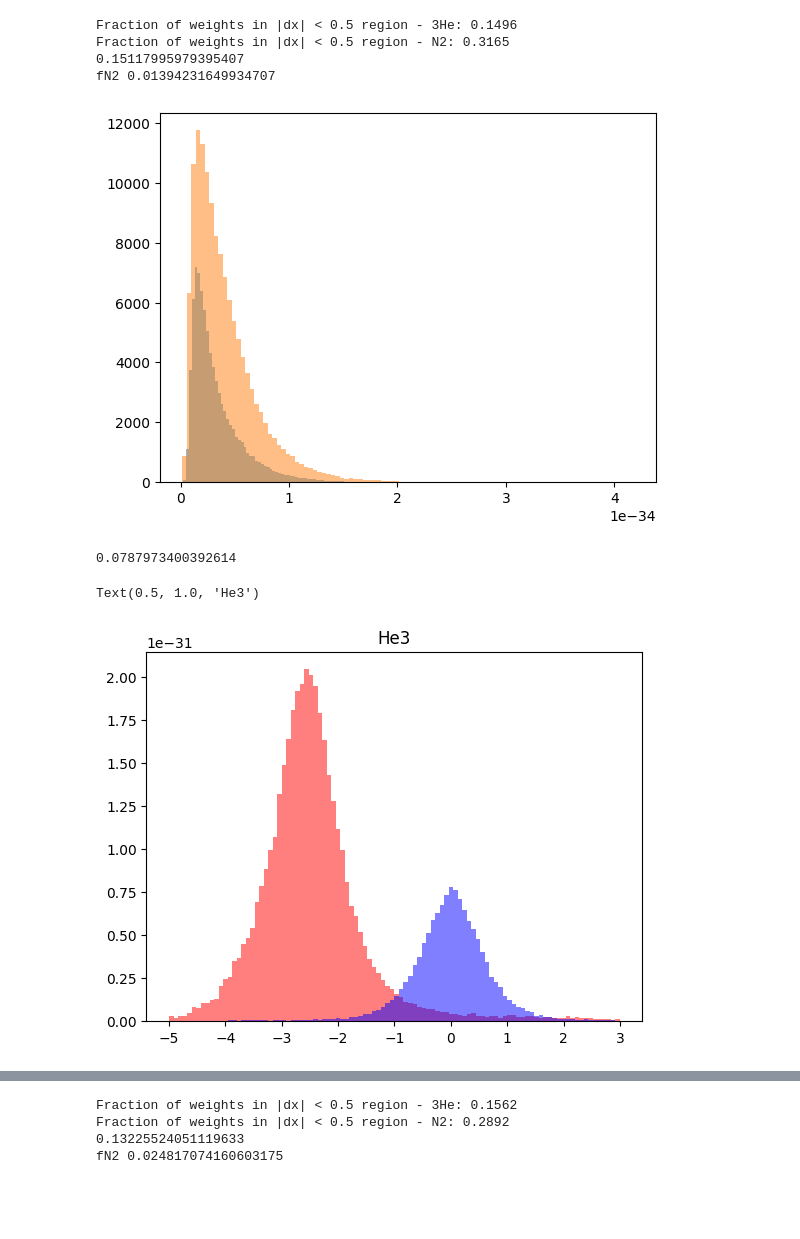
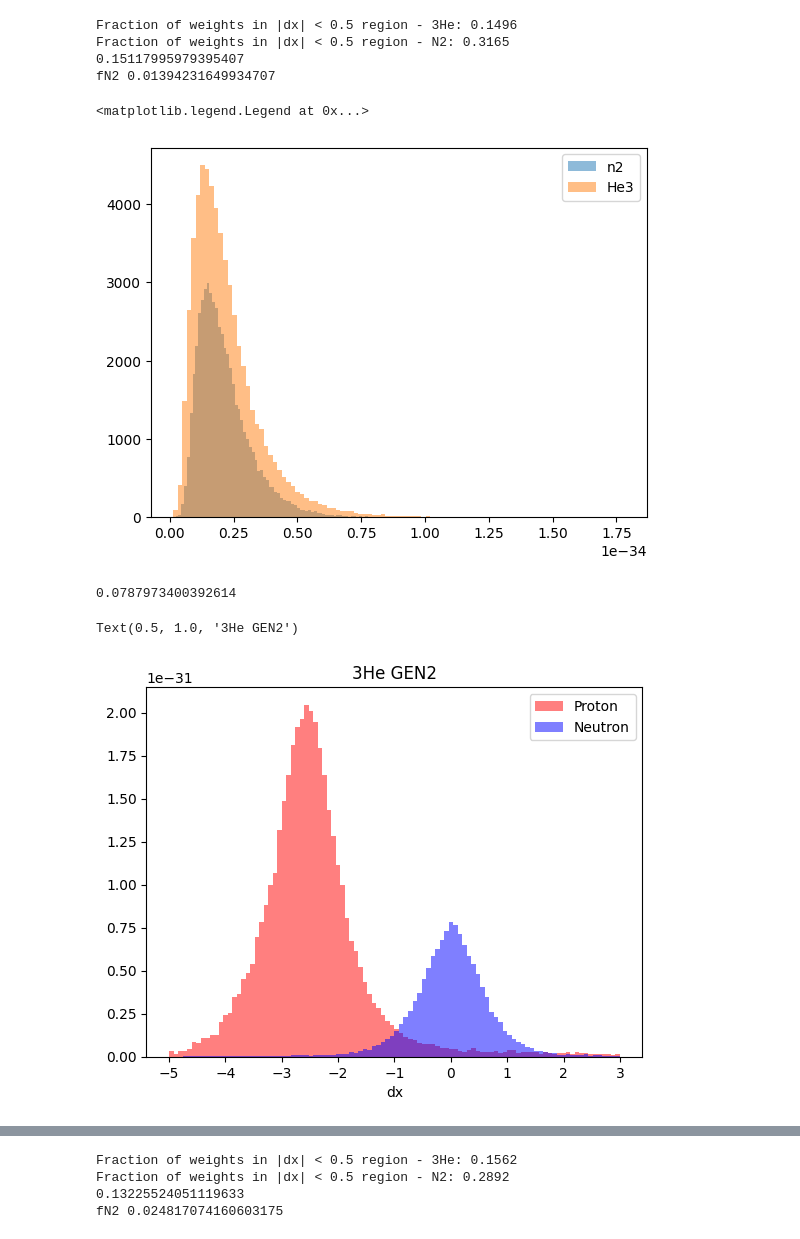
Before and after one commit to hp4xz/GEnAnalysis, a Jupyter notebook: analysis-pass2/2_Nitrogen_Correction.ipynb, the cells around one changed output, grey strips where cells are left out. Cells and saved outputs as stored; diff of their text form; code cells hidden in the pictures; blank space fills up the shorter version.

```diff
--- a/analysis-pass2/2_Nitrogen_Correction.ipynb
+++ b/analysis-pass2/2_Nitrogen_Correction.ipynb
@@ -89,23 +89,26 @@ Fraction of weights in |dx| < 0.5 region - N2: 0.3165
 0.15117995979395407
 fN2 0.01394231649934707
 # %%
-d=plt.hist(weightN2,bins=100,alpha=.5,label="n2")
-d=plt.hist(weight,bins=100,alpha=.5,label="He3")
+d=plt.hist(weightN2[neutroncutN2],bins=100,alpha=.5,label="n2")
+d=plt.hist(weight[neutroncut],bins=100,alpha=.5,label="He3")
+plt.legend(loc='upper right')
 # %% [output]
+<matplotlib.legend.Legend at 0x...>
-[figure, old version]
+[figure, new version]
 # %%
 n2neutrons/he3neutrons/14
 # %% [output]
 0.0787973400392614
 # %%
 d=plt.hist(genericSim["dx"][protoncut],bins=100,range=(-5,3),
-           color='red',alpha=.5,weights=weight[protoncut])
+           color='red',alpha=.5,weights=weight[protoncut],label="Proton")
 d=plt.hist(genericSim["dx"][neutroncut],bins=100,range=(-5,3),
-           color='blue',alpha=.5,weights=weight[neutroncut])
-
-plt.title("He3")
+           color='blue',alpha=.5,weights=weight[neutroncut],label="Neutron")
+plt.legend(loc='upper right')
+plt.xlabel("dx")
+plt.title("3He GEN2")
 # %% [output]
-Text(0.5, 1.0, 'He3')
+Text(0.5, 1.0, '3He GEN2')
-[figure, old version]
+[figure, new version]
 # %%
 d=plt.hist(genericSimN2["dx"][protoncutN2],bins=100,range=(-5,3),
```
Also changed, not shown: parts of 3 cells of this notebook, 48 other files.
